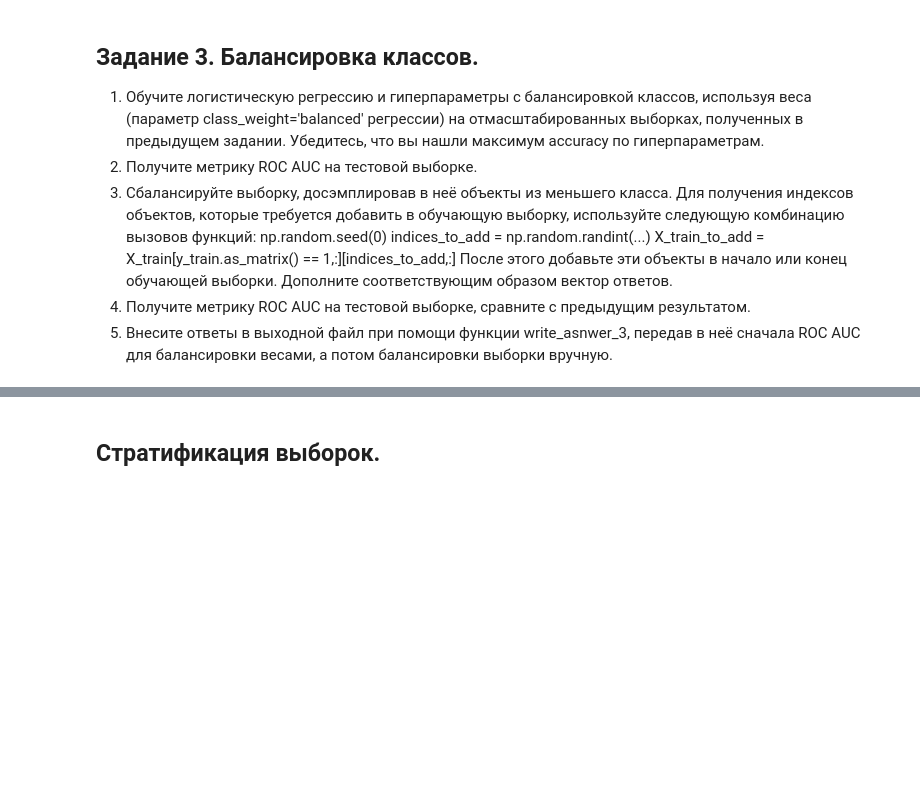
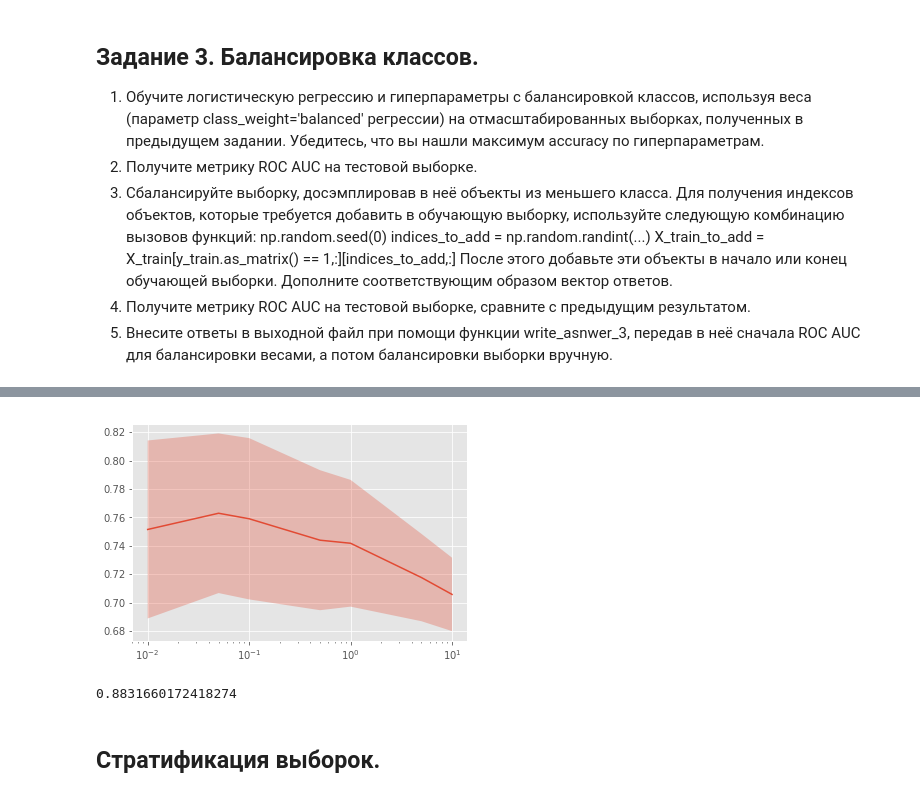
Before and after one commit to kcostya/mipt, a Jupyter notebook: supervised-learning/week-3/hw/Preprocessing_LR.ipynb, the cells around one changed output, grey strips where cells are left out. Drawn from its saved outputs; the diff is of its cells as text; code cells hidden in the pictures; blank space fills up the shorter version.

```diff
--- a/supervised-learning/week-3/hw/Preprocessing_LR.ipynb
+++ b/supervised-learning/week-3/hw/Preprocessing_LR.ipynb
@@ -504,0 +530,10 @@ def write_answer_3(auc_1, auc_2):
+# %%
+np.random.seed(0)
+indices_to_add = np.random.randint(low=0, high = 1884, size=432)
+X_train_to_add = X_train[y_train.as_matrix() == 1,:][indices_to_add,:]
+y_train_to_add = y_train.values[indices_to_add]
+# %%
+X_train_add = np.vstack((X_train, X_train_to_add))
+y_train_add = np.hstack((y_train, y_train_to_add))
+# %%
+gcv.fit(X_train_add, y_train_add)
@@ -504,0 +549,10 @@ def write_answer_3(auc_1, auc_2):
+# %%
+plot_scores(gcv)
+# %% [output]
+[figure, added]
+# %%
+predicted = gcv.predict_proba(X_test)[:, 1]
+auc2 = roc_auc_score(y_test, predicted)
+print(auc)
+# %% [output]
+0.8831660172418274
```
Also changed, not shown: parts of 8 cells of this notebook, 1 other file.
